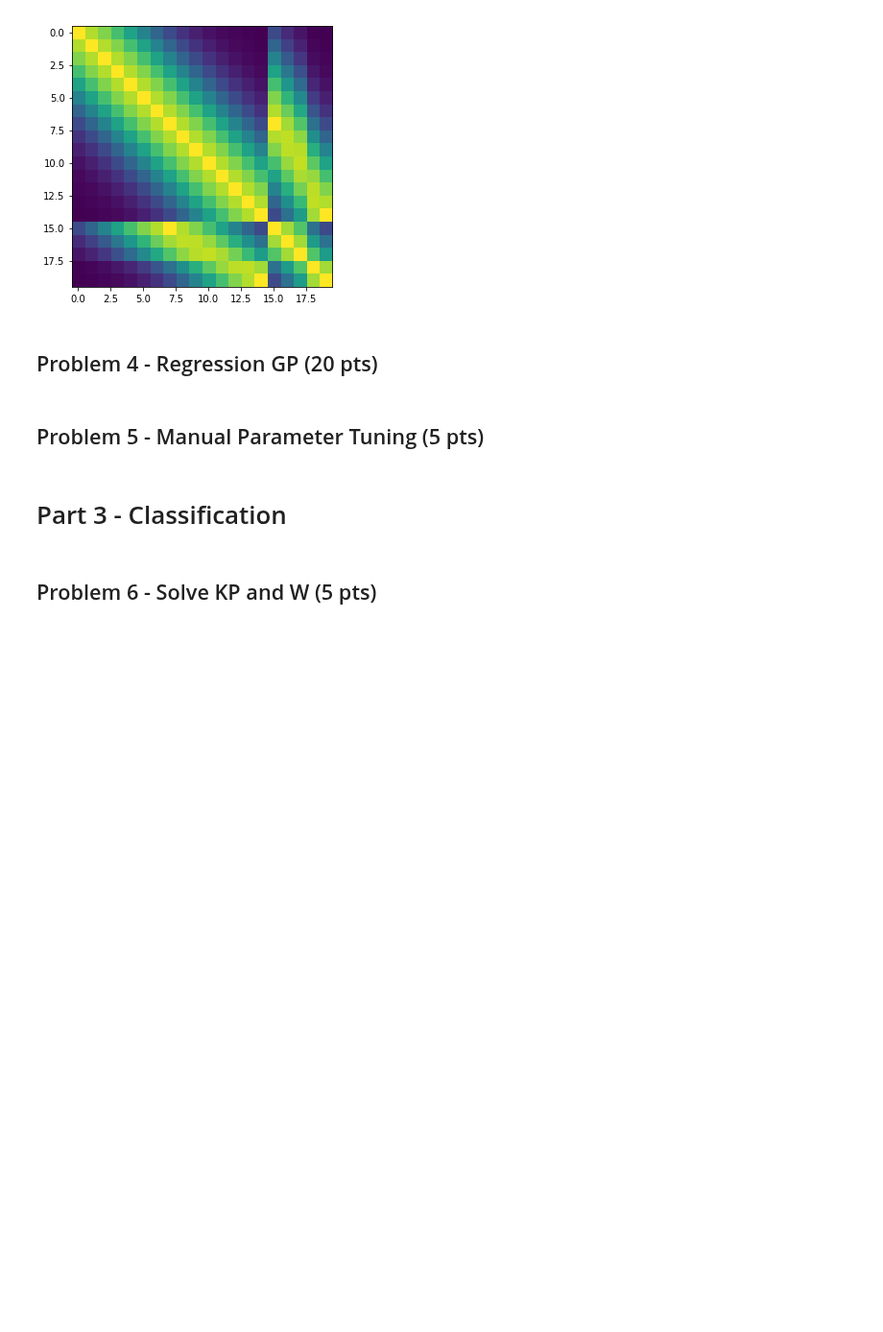
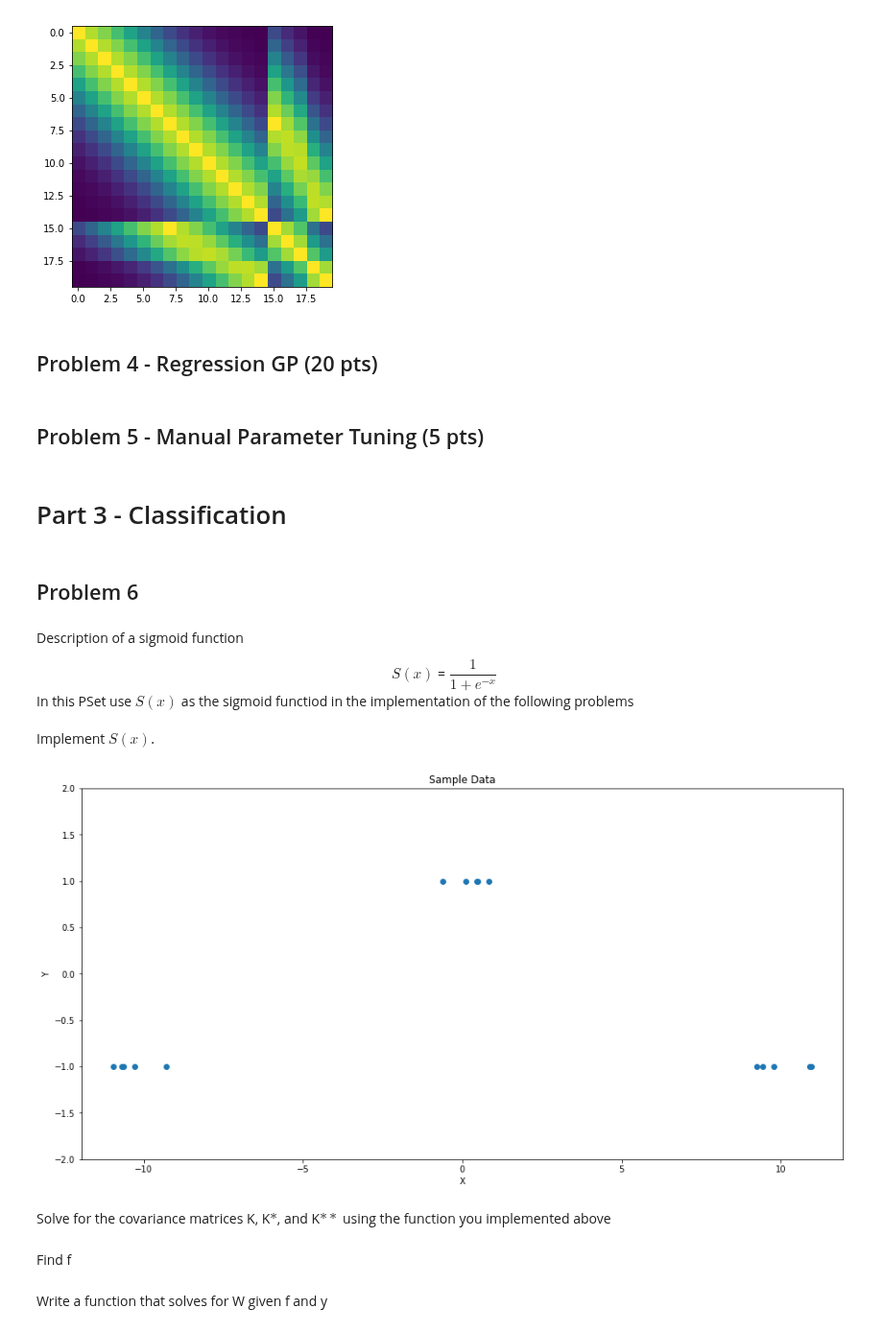
Before and after one commit to Keyrat06/Gaussian_Processes, a Jupyter notebook: P-Set/Gaussian PSet.ipynb, the cells around one changed output. Shown at 96% size. Saved outputs shown, nothing was run; the diff lists cells and outputs as text; code cells hidden in the pictures; blank space fills up the shorter version.

Commit message:
Adding skeleton of Classification portion of PSet

```diff
--- a/P-Set/Gaussian PSet.ipynb
+++ b/P-Set/Gaussian PSet.ipynb
@@ -103,4 +101,10 @@ test.test_regression(regression_GP, kernel)
 # %% [markdown]
 # Part 3 - Classification
 # %% [markdown]
-## Problem 6 - Solve KP and W (5 pts)
+## Problem 6
+# %% [markdown]
+Description of a sigmoid function
+<center>$S(x)$ = $\dfrac{1}{1+e^{-x}}$</center>
+In this PSet use $S(x)$ as the sigmoid functiod in the implementation of the following problems
+# %% [markdown]
+Implement $S(x)$.
@@ -106,0 +114,7 @@ test.test_regression(regression_GP, kernel)
+# %%
+x, y = util.get_sample_classification_data()
+util.scatter_raw_data(x, y)
+# %% [output]
+[figure, added]
+# %% [markdown]
+Solve for the covariance matrices K, K$*$, and K$**$ using the function you implemented above
@@ -106,0 +124,2 @@ test.test_regression(regression_GP, kernel)
+# %% [markdown]
+Find f
@@ -106,0 +142,2 @@ test.test_regression(regression_GP, kernel)
+# %% [markdown]
+Write a function that solves for W given f and y
```
Also changed, not shown: parts of 12 cells of this notebook, 1 other file.
